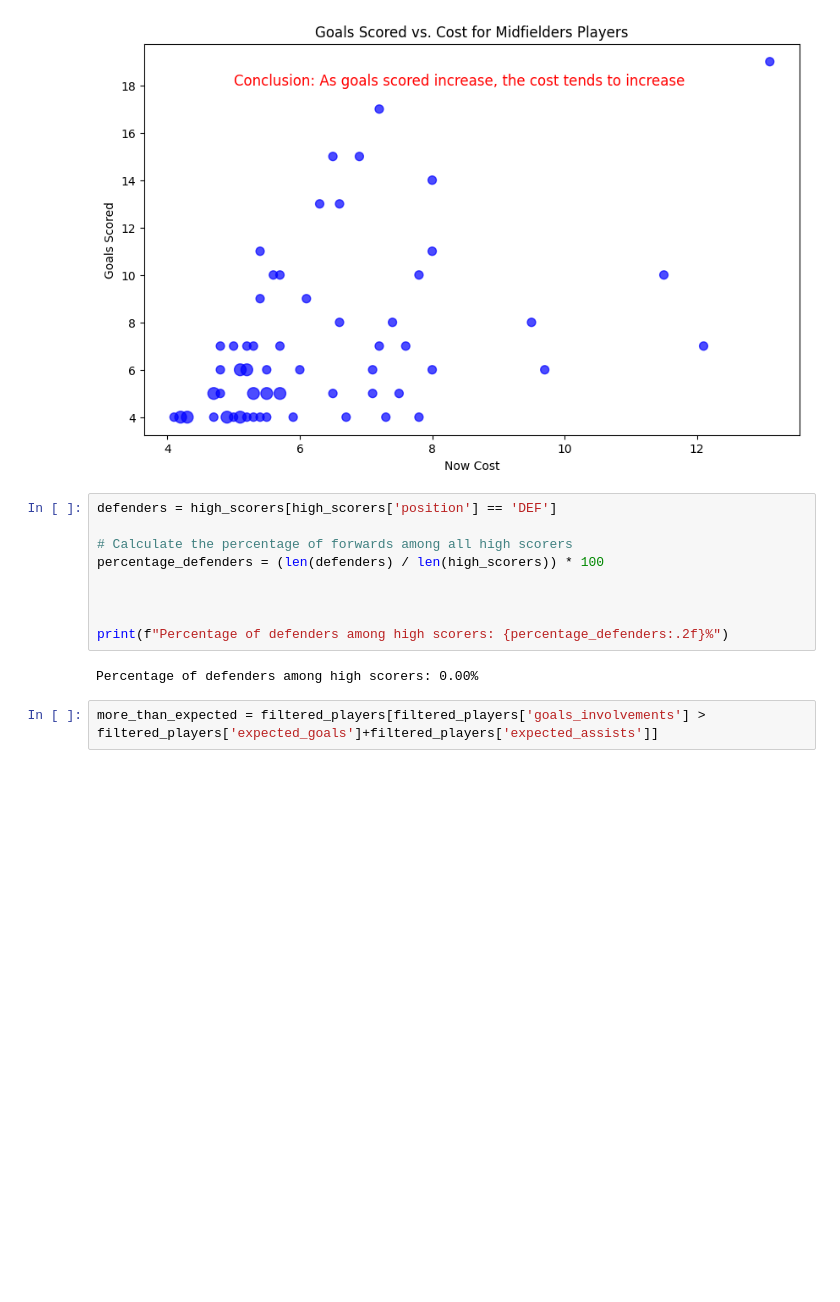
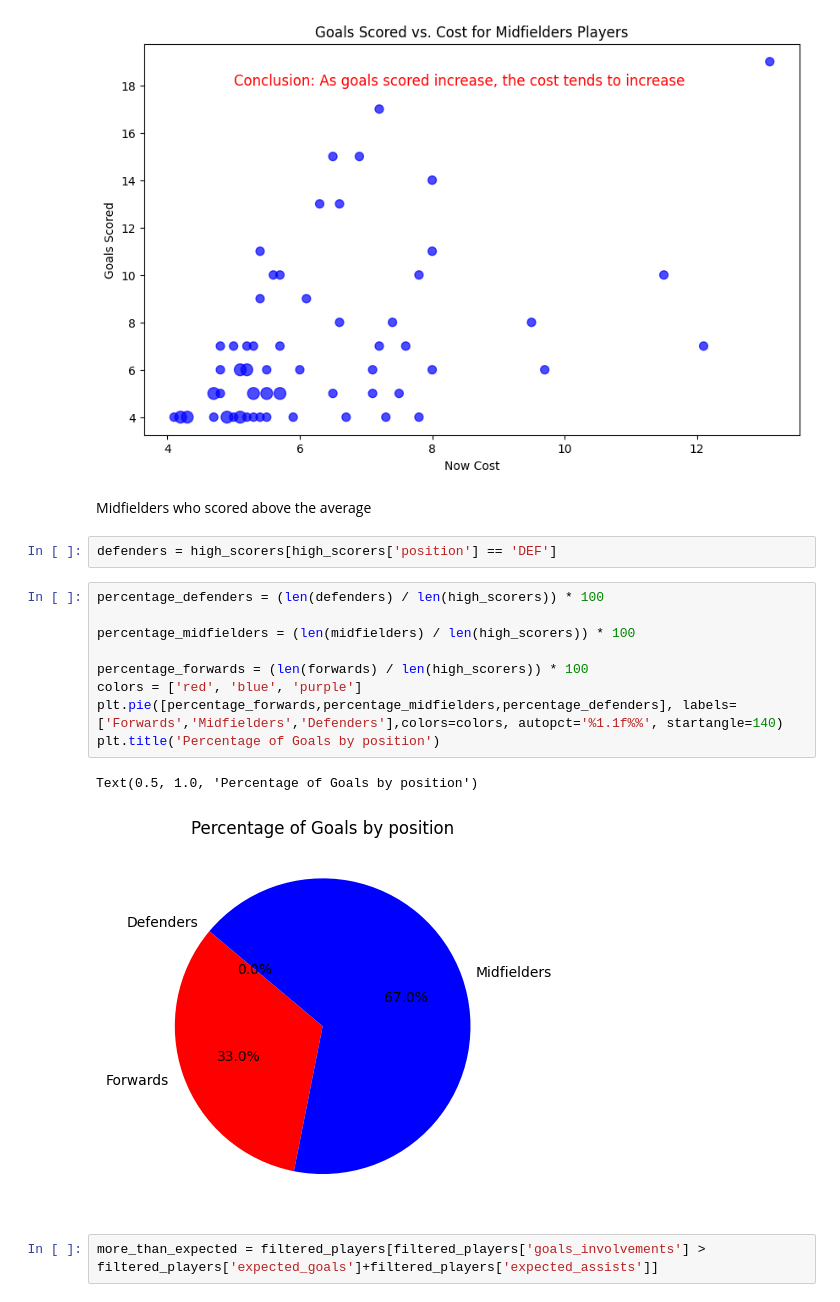
Before and after one commit to borhenDH/Fantasy-premier-league-Data-Analysis-and-Visualisation, a Jupyter notebook: analysis.ipynb, the cells around one changed output. Saved outputs shown, nothing was run; the diff lists cells and outputs as text; blank space fills up the shorter version.

```diff
--- a/analysis.ipynb
+++ b/analysis.ipynb
@@ -151,17 +151,22 @@ plt.text(5, 18, 'Conclusion: As goals scored increase, the cost tends to increas
 # %% [output]
 Text(5, 18, 'Conclusion: As goals scored increase, the cost tends to increase')
 [figure]
-# %%
-defenders = high_scorers[high_scorers['position'] == 'DEF']
-
-# Calculate the percentage of forwards among all high scorers
-percentage_defenders = (len(defenders) / len(high_scorers)) * 100
-
-
-
-print(f"Percentage of defenders among high scorers: {percentage_defenders:.2f}%")
-# %% [output]
-Percentage of defenders among high scorers: 0.00%
+# %% [markdown]
+Midfielders who scored above the average
+# %%
+defenders = high_scorers[high_scorers['position'] == 'DEF']
+# %%
+percentage_defenders = (len(defenders) / len(high_scorers)) * 100
+
+percentage_midfielders = (len(midfielders) / len(high_scorers)) * 100
+
+percentage_forwards = (len(forwards) / len(high_scorers)) * 100
+colors = ['red', 'blue', 'purple']
+plt.pie([percentage_forwards,percentage_midfielders,percentage_defenders], labels=['Forwards','Midfielders','Defenders'],colors=colors, autopct='%1.1f%%', startangle=140)
+plt.title('Percentage of Goals by position')
+# %% [output]
+Text(0.5, 1.0, 'Percentage of Goals by position')
+[figure, added]
 # %%
 more_than_expected = filtered_players[filtered_players['goals_involvements'] > filtered_players['expected_goals']+filtered_players['expected_assists']]
 # %%
```
Also changed, not shown: parts of 16 cells of this notebook.
